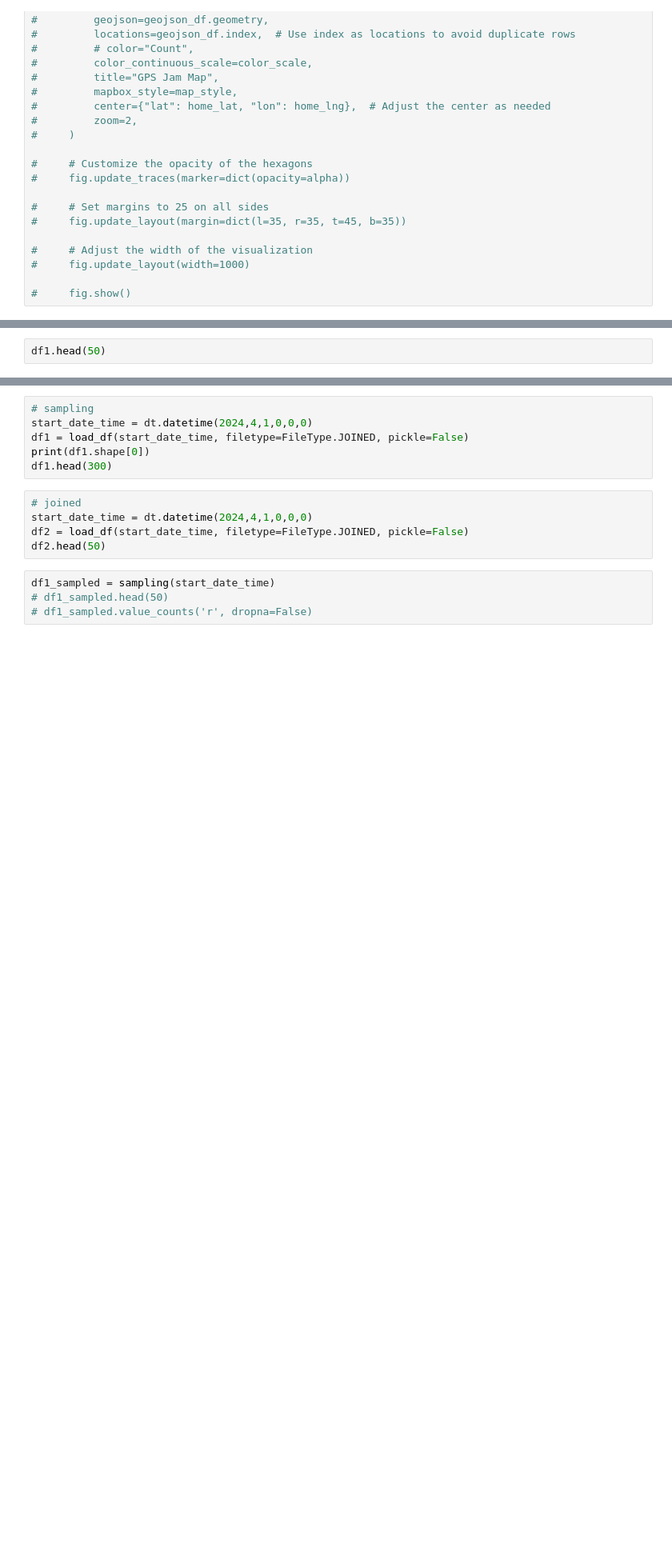
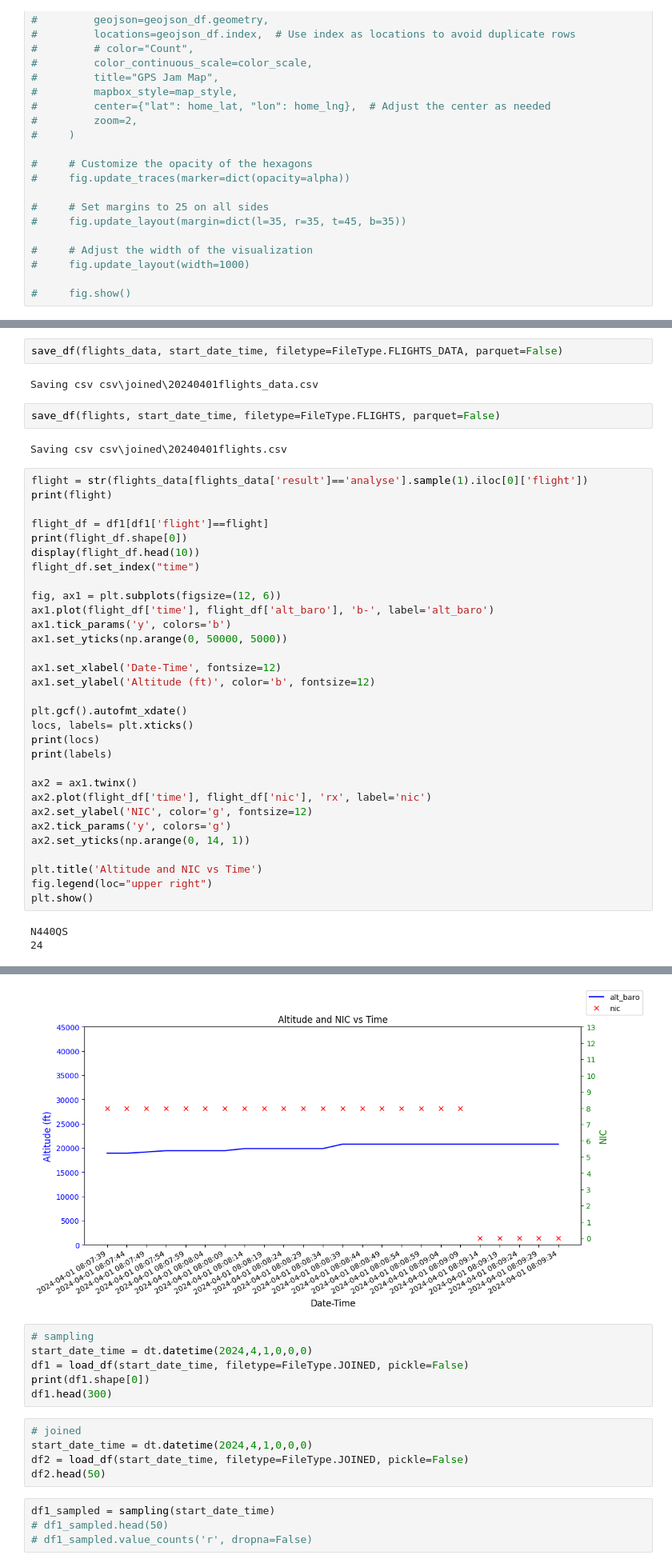
Before and after one commit to ernesttan1976/flight-data, a Jupyter notebook: notebooks/GPS_Spoofing_Ernest copy.ipynb, the cells around one changed output, grey strips where cells are left out. Shown at 80% size. Drawn from its saved outputs; the diff is of its cells as text; blank space fills up the shorter version.

Commit message:
plot sample flights by result

```diff
--- a/notebooks/GPS_Spoofing_Ernest copy.ipynb
+++ b/notebooks/GPS_Spoofing_Ernest copy.ipynb
@@ -527,2 +556,42 @@ run()
-# %%
-df1.head(50)
+# %%
+save_df(flights_data, start_date_time, filetype=FileType.FLIGHTS_DATA, parquet=False)
+# %% [output]
+Saving csv csv\joined\20240401flights_data.csv
+# %%
+save_df(flights, start_date_time, filetype=FileType.FLIGHTS, parquet=False)
+# %% [output]
+Saving csv csv\joined\20240401flights.csv
+# %%
+flight = str(flights_data[flights_data['result']=='analyse'].sample(1).iloc[0]['flight'])
+print(flight)
+
+flight_df = df1[df1['flight']==flight]
+print(flight_df.shape[0])
+display(flight_df.head(10))
+flight_df.set_index("time")
+
+fig, ax1 = plt.subplots(figsize=(12, 6))
+ax1.plot(flight_df['time'], flight_df['alt_baro'], 'b-', label='alt_baro')
+ax1.tick_params('y', colors='b')
+ax1.set_yticks(np.arange(0, 50000, 5000))
+
+ax1.set_xlabel('Date-Time', fontsize=12)
+ax1.set_ylabel('Altitude (ft)', color='b', fontsize=12)
+
+plt.gcf().autofmt_xdate()
+locs, labels= plt.xticks()
+print(locs)
+print(labels)
+
+ax2 = ax1.twinx()
+ax2.plot(flight_df['time'], flight_df['nic'], 'rx', label='nic')
+ax2.set_ylabel('NIC', color='g', fontsize=12)
+ax2.tick_params('y', colors='g')
+ax2.set_yticks(np.arange(0, 14, 1))
+
+plt.title('Altitude and NIC vs Time')
+fig.legend(loc="upper right")
+plt.show()
+# %% [output]
+N440QS
+24
@@ -529,3 +611,4 @@ df1.head(50)
+[figure, added]
 # %%
 # sampling
 start_date_time = dt.datetime(2024,4,1,0,0,0)
```
Also changed, not shown: parts of 5 cells of this notebook.
